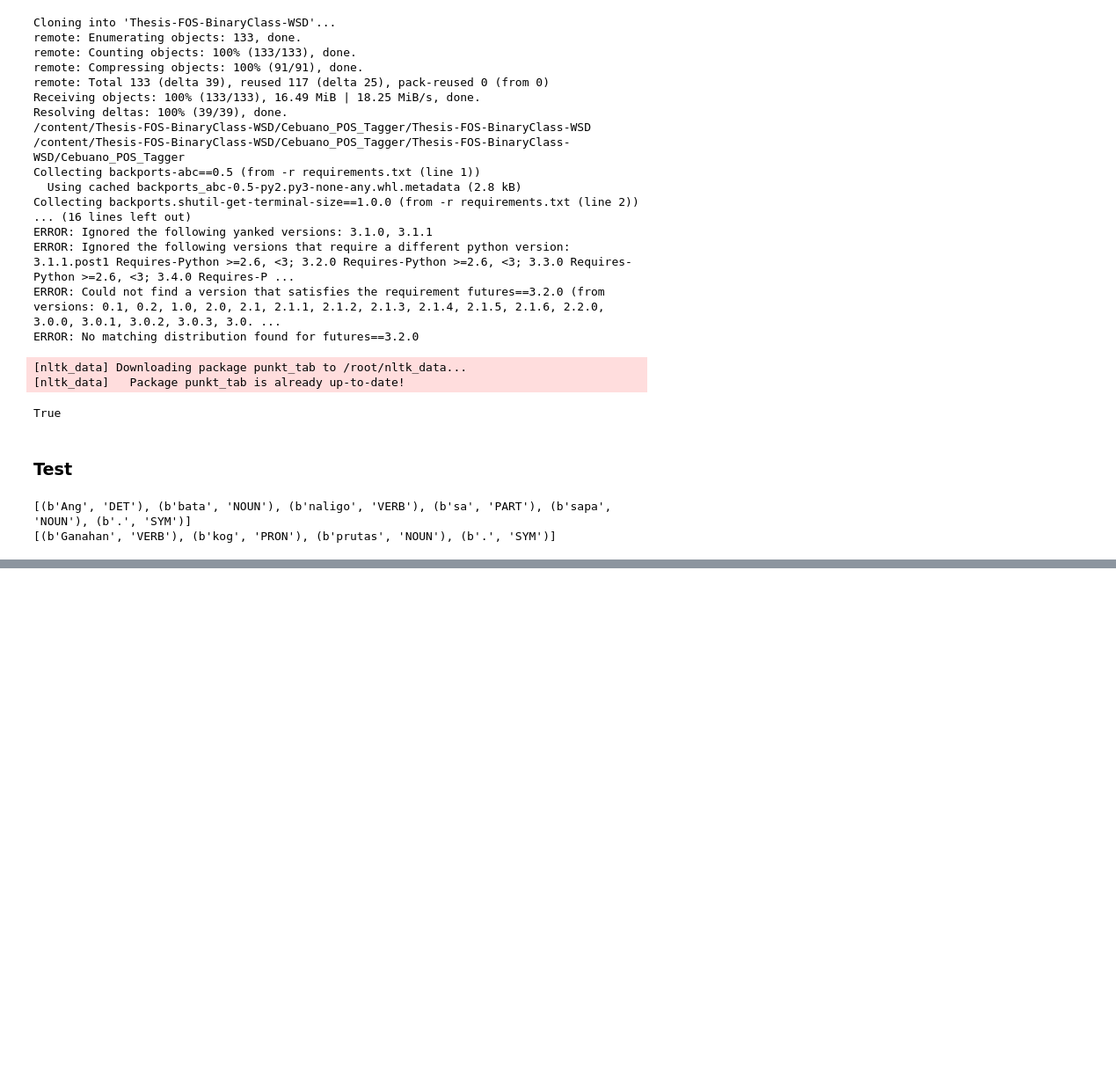
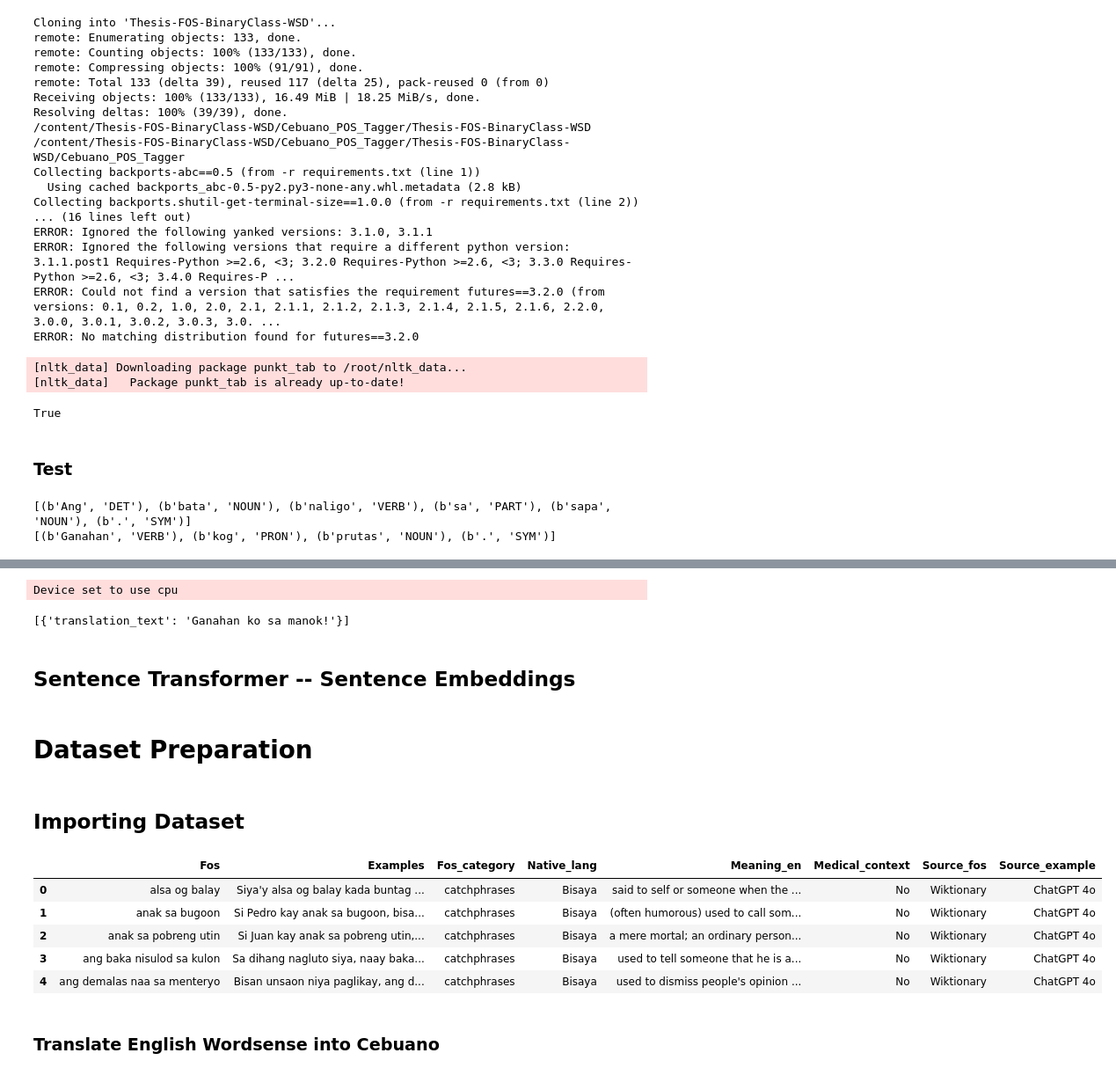
Before and after one commit to MiguelPartosa/Thesis-FOS-BinaryClass-WSD, a Jupyter notebook: Thesis_Implementation_1_2.ipynb, the cells around one changed output, grey strips where cells are left out. Shown at 88% size. Drawn from its saved outputs; the diff is of its cells as text; code cells hidden in the pictures; blank space fills up the shorter version.

```diff
--- a/Thesis_Implementation_1_2.ipynb
+++ b/Thesis_Implementation_1_2.ipynb
@@ -54,0 +49,15 @@ print(tag_sentence('Ganahan kog prutas.'))
+# %%
+from transformers import pipeline
+
+pipe = pipeline("translation", model="facebook/nllb-200-distilled-600M")
+# %% [output]
+Device set to use cpu
+# %%
+text_to_translate = "I love chicken!"
+
+translated_text = pipe(text_to_translate, src_lang="eng_Latn", tgt_lang="ceb_Latn")
+translated_text
+# %% [output]
+[{'translation_text': 'Ganahan ko sa manok!'}]
+# %% [markdown]
+## Sentence Transformer -- Sentence Embeddings
@@ -54,0 +67,18 @@ print(tag_sentence('Ganahan kog prutas.'))
+# %% [markdown]
+# Dataset Preparation
+# %% [markdown]
+## Importing Dataset
+# %%
+import pandas as pd
+
+df = pd.read_excel("MASTER_FILE.xlsx", sheet_name ="Cebuano_Examples")
+df.head()
+# %% [output]
+|  | Fos | Examples | Fos_category | Native_lang | Meaning_en | Medical_context | Source_fos | Source_example |
+| 0 | alsa og balay | Siya'y alsa og balay kada buntag ... | catchphrases | Bisaya | said to self or someone when the ... | No | Wiktionary | ChatGPT 4o |
+| 1 | anak sa bugoon | Si Pedro kay anak sa bugoon, bisa... | catchphrases | Bisaya | (often humorous) used to call som... | No | Wiktionary | ChatGPT 4o |
+| 2 | anak sa pobreng utin | Si Juan kay anak sa pobreng utin,... | catchphrases | Bisaya | a mere mortal; an ordinary person... | No | Wiktionary | ChatGPT 4o |
+| 3 | ang baka nisulod sa kulon | Sa dihang nagluto siya, naay baka... | catchphrases | Bisaya | used to tell someone that he is a... | No | Wiktionary | ChatGPT 4o |
+| 4 | ang demalas naa sa menteryo | Bisan unsaon niya paglikay, ang d... | catchphrases | Bisaya | used to dismiss people's opinion ... | No | Wiktionary | ChatGPT 4o |
+# %% [markdown]
+### Translate English Wordsense into Cebuano
```
Also changed, not shown: parts of 15 cells of this notebook.
